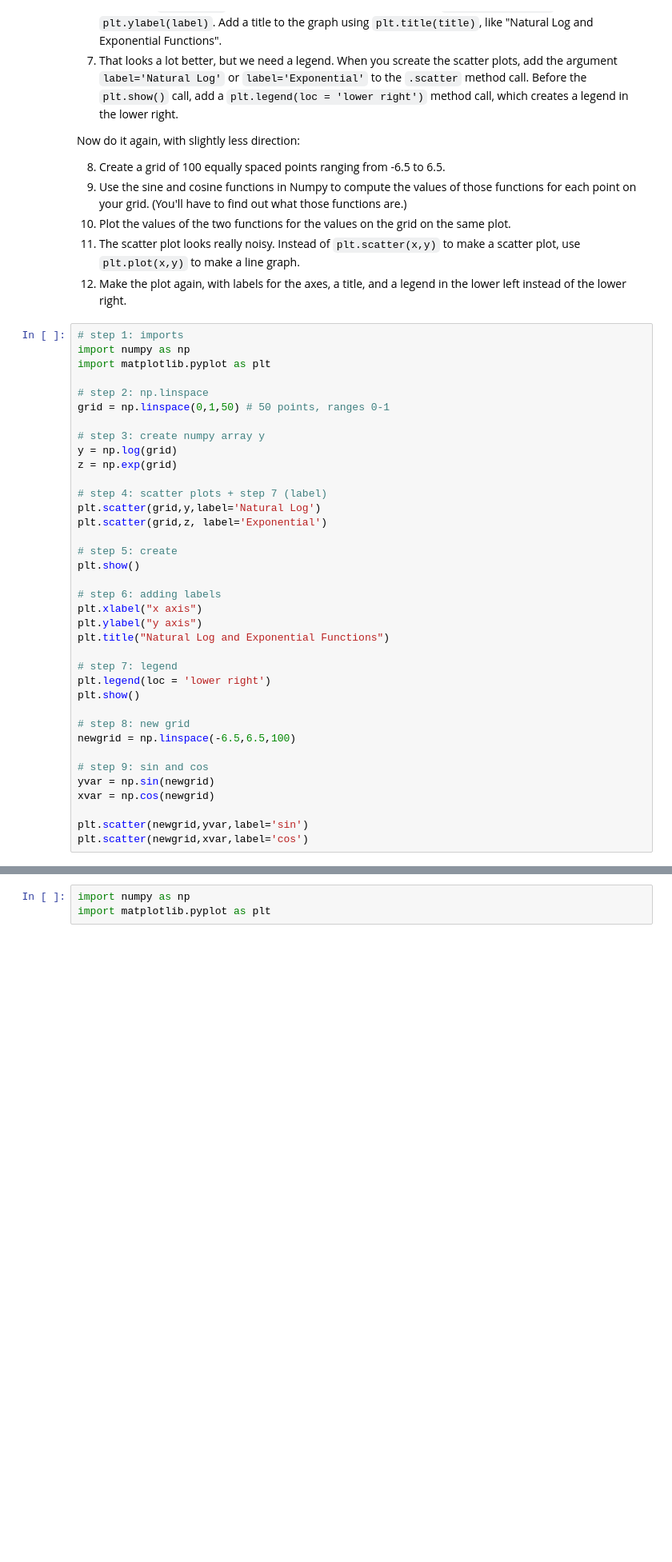
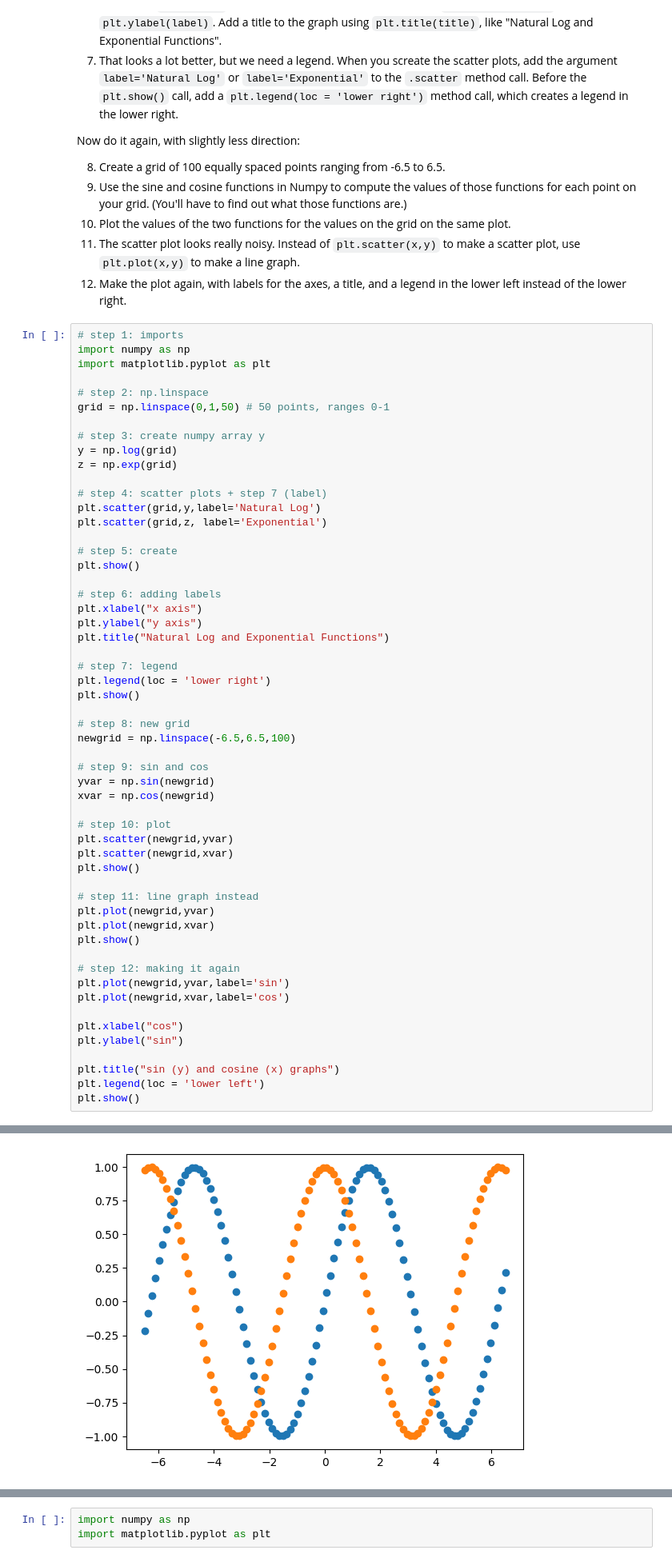
Before and after one commit to ayanrasulova/programming, a Jupyter notebook: assignment/assignment_programming.ipynb, the cells around one changed output, grey strips where cells are left out. Shown at 80% size. Saved outputs shown, nothing was run; the diff lists cells and outputs as text; blank space fills up the shorter version.

```diff
--- a/assignment/assignment_programming.ipynb
+++ b/assignment/assignment_programming.ipynb
@@ -52,32 +52,51 @@ grid = np.linspace(0,1,50) # 50 points, ranges 0-1
 # step 3: create numpy array y
 y = np.log(grid)
 z = np.exp(grid)
 
 # step 4: scatter plots + step 7 (label)
 plt.scatter(grid,y,label='Natural Log')
 plt.scatter(grid,z, label='Exponential')
 
 # step 5: create
 plt.show()
 
 # step 6: adding labels
 plt.xlabel("x axis")
 plt.ylabel("y axis")
 plt.title("Natural Log and Exponential Functions")
 
 # step 7: legend
 plt.legend(loc = 'lower right')
 plt.show()
 
 # step 8: new grid
 newgrid = np.linspace(-6.5,6.5,100)
 
 # step 9: sin and cos
 yvar = np.sin(newgrid)
 xvar = np.cos(newgrid)
 
-plt.scatter(newgrid,yvar,label='sin')
-plt.scatter(newgrid,xvar,label='cos')
+# step 10: plot
+plt.scatter(newgrid,yvar)
+plt.scatter(newgrid,xvar)
+plt.show()
+
+# step 11: line graph instead
+plt.plot(newgrid,yvar)
+plt.plot(newgrid,xvar)
+plt.show()
+
+# step 12: making it again
+plt.plot(newgrid,yvar,label='sin')
+plt.plot(newgrid,xvar,label='cos')
+
+plt.xlabel("cos")
+plt.ylabel("sin")
+
+plt.title("sin (y) and cosine (x) graphs")
+plt.legend(loc = 'lower left')
+plt.show()
 # %% [output]
 [figure]
 [figure]
+[figure, added]
```
Also changed, not shown: parts of 1 cell of this notebook.
